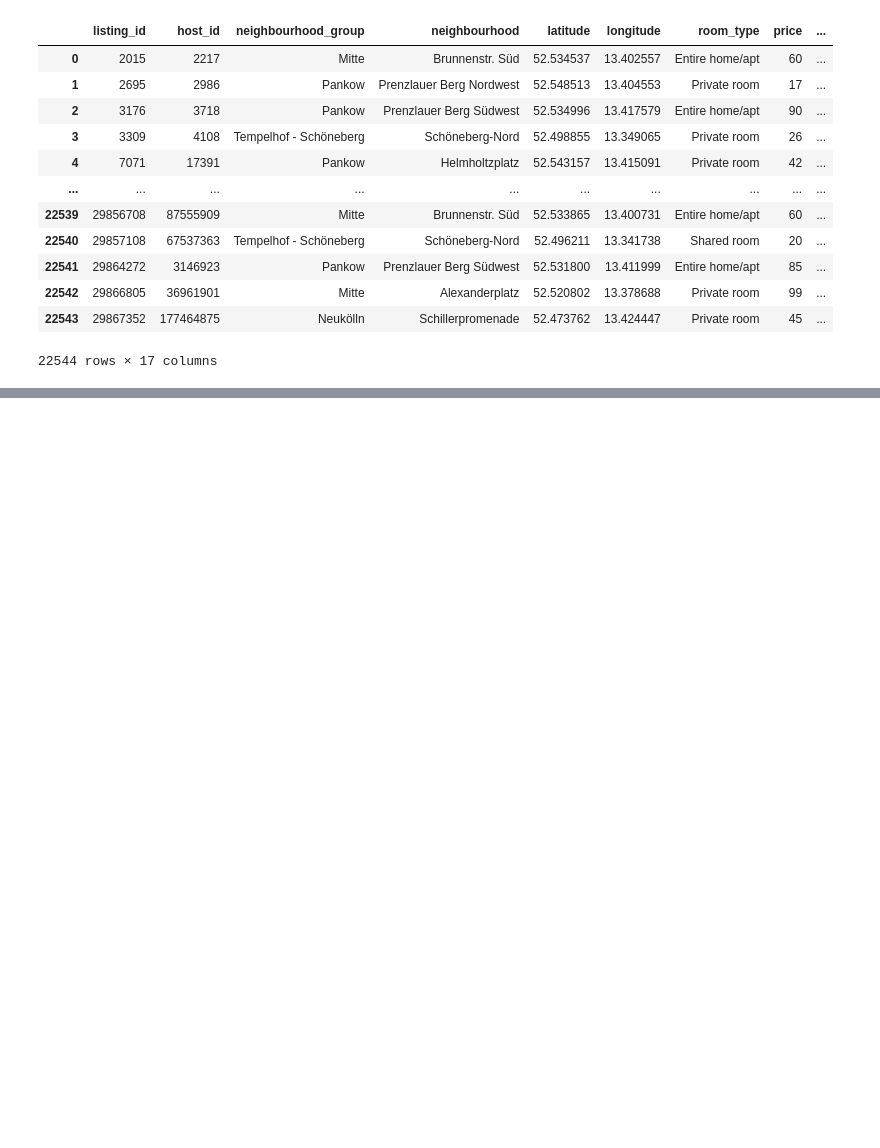
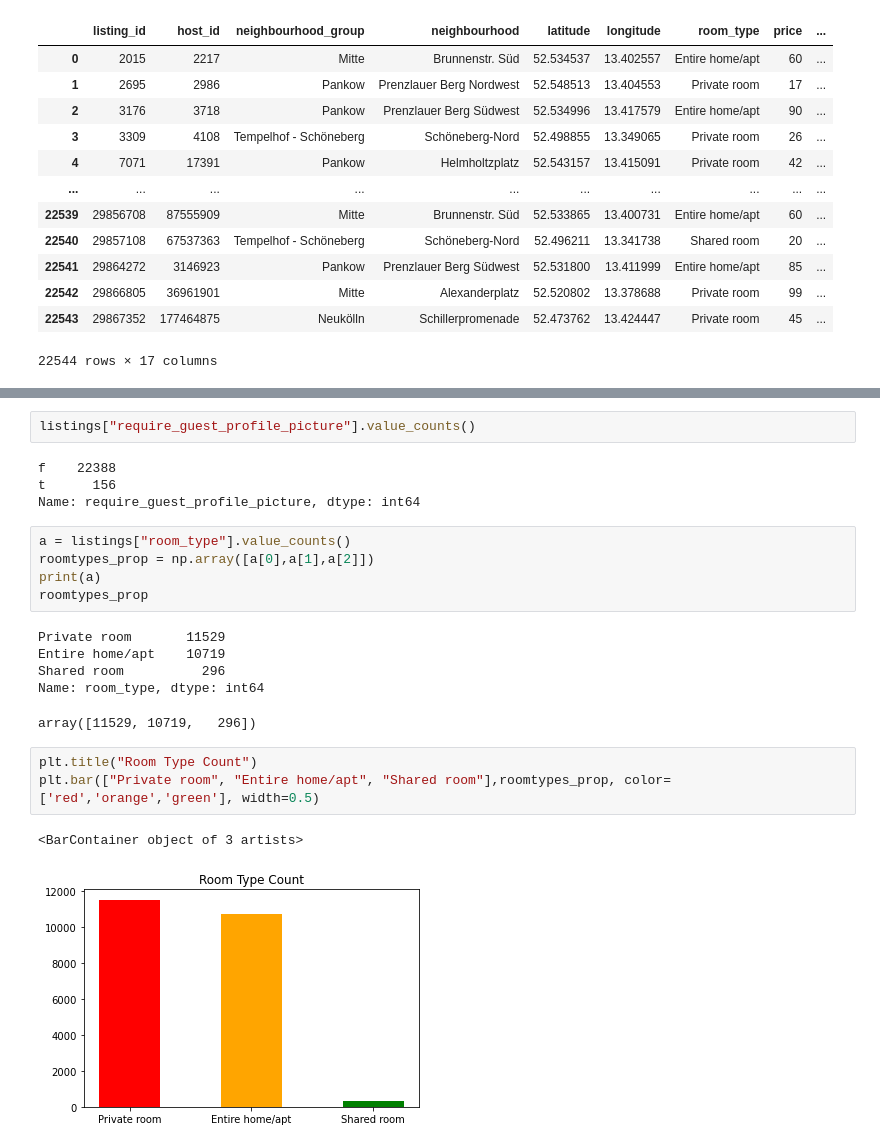
Before and after one commit to JacobUkokobili/Airbnb-Analytics-Berlin, a Jupyter notebook: notebooks/insights.ipynb, the cells around one changed output, grey strips where cells are left out. Drawn from its saved outputs; the diff is of its cells as text; blank space fills up the shorter version.

Commit message:
advanced in principal insights grouped by room type

```diff
--- a/notebooks/insights.ipynb
+++ b/notebooks/insights.ipynb
@@ -24,0 +53,23 @@ listings
+# %%
+listings["require_guest_profile_picture"].value_counts()
+# %% [output]
+f    22388
+t      156
+Name: require_guest_profile_picture, dtype: int64
+# %%
+a = listings["room_type"].value_counts()
+roomtypes_prop = np.array([a[0],a[1],a[2]])
+print(a)
+roomtypes_prop
+# %% [output]
+Private room       11529
+Entire home/apt    10719
+Shared room          296
+Name: room_type, dtype: int64
+array([11529, 10719,   296])
+# %%
+plt.title("Room Type Count")
+plt.bar(["Private room", "Entire home/apt", "Shared room"],roomtypes_prop, color=['red','orange','green'], width=0.5)
+# %% [output]
+<BarContainer object of 3 artists>
+[figure, added]
```
Also changed, not shown: parts of 17 cells of this notebook.
